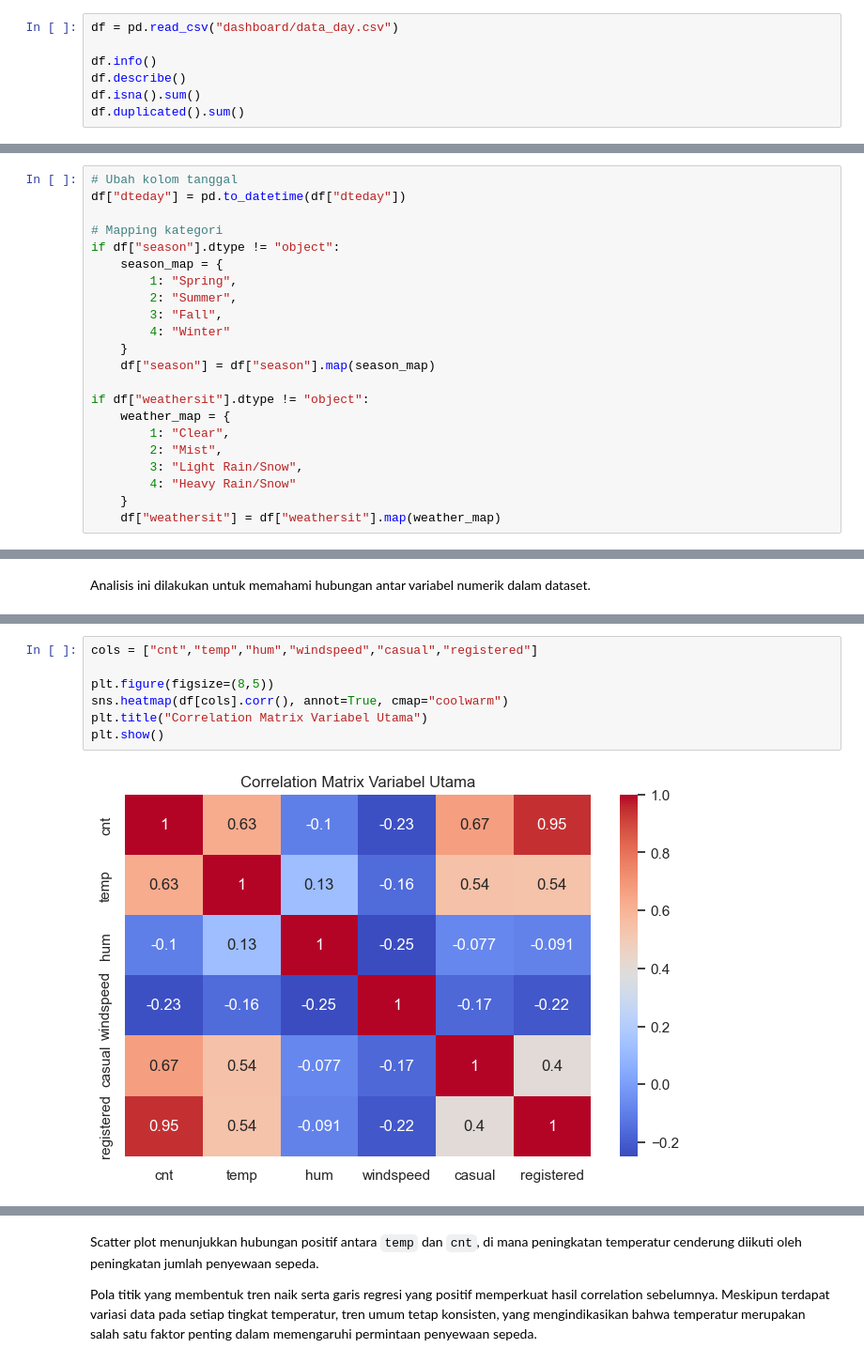
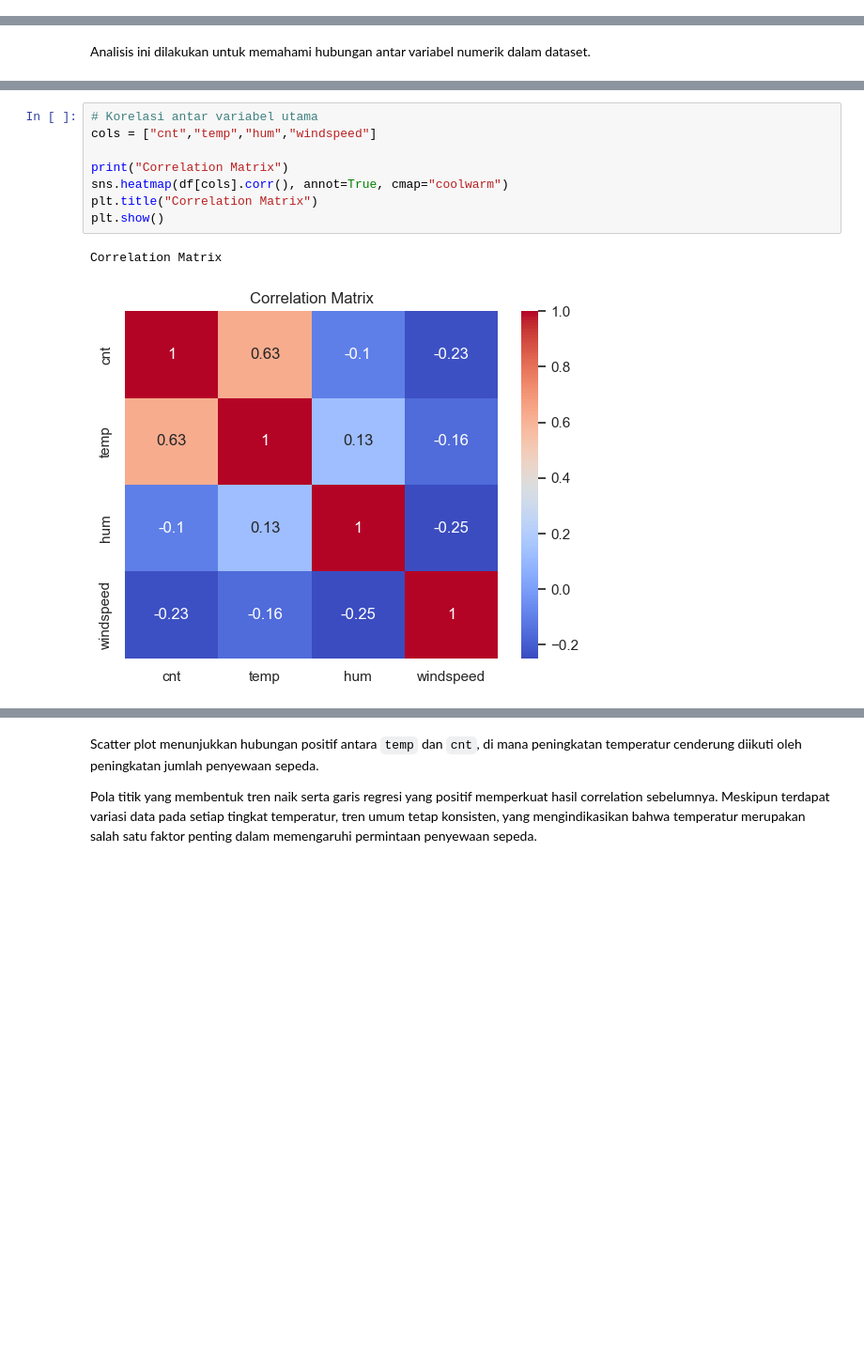
Before and after one commit to naylapoetrikurnia-hash/bike-dashboard, a Jupyter notebook: notebook.ipynb, the cells around one changed output, grey strips where cells are left out. Shown at 94% size. Cells and saved outputs as stored; diff of their text form; blank space fills up the shorter version.

```diff
--- a/notebook.ipynb
+++ b/notebook.ipynb
@@ -39,7 +29,0 @@ Pada tahap ini dilakukan pemeriksaan terhadap struktur data, tipe data, missing
-# %%
-df = pd.read_csv("dashboard/data_day.csv")
-
-df.info()
-df.describe()
-df.isna().sum()
-df.duplicated().sum()
@@ -68,25 +141,3 @@ Dataset terdiri dari 731 observasi tanpa missing values dan duplikasi, sehingga
 ### Data Cleaning
 # %% [markdown]
 Pada tahap ini dilakukan transformasi data untuk meningkatkan keterbacaan dan kemudahan analisis.
-# %%
-# Ubah kolom tanggal
-df["dteday"] = pd.to_datetime(df["dteday"])
-
-# Mapping kategori
-if df["season"].dtype != "object":
-    season_map = {
-        1: "Spring",
-        2: "Summer",
-        3: "Fall",
-        4: "Winter"
-    }
-    df["season"] = df["season"].map(season_map)
-
-if df["weathersit"].dtype != "object":
-    weather_map = {
-        1: "Clear",
-        2: "Mist",
-        3: "Light Rain/Snow",
-        4: "Heavy Rain/Snow"
-    }
-    df["weathersit"] = df["weathersit"].map(weather_map)
@@ -201,9 +322,11 @@ Analisis ini dilakukan untuk memahami hubungan antar variabel numerik dalam data
 # %%
-cols = ["cnt","temp","hum","windspeed","casual","registered"]
+# Korelasi antar variabel utama
+cols = ["cnt","temp","hum","windspeed"]
 
-plt.figure(figsize=(8,5))
+print("Correlation Matrix")
 sns.heatmap(df[cols].corr(), annot=True, cmap="coolwarm")
-plt.title("Correlation Matrix Variabel Utama")
+plt.title("Correlation Matrix")
 plt.show()
 # %% [output]
+Correlation Matrix
-[figure, old version]
+[figure, new version]
```
Also changed, not shown: parts of 74 cells of this notebook, 5 other files.
